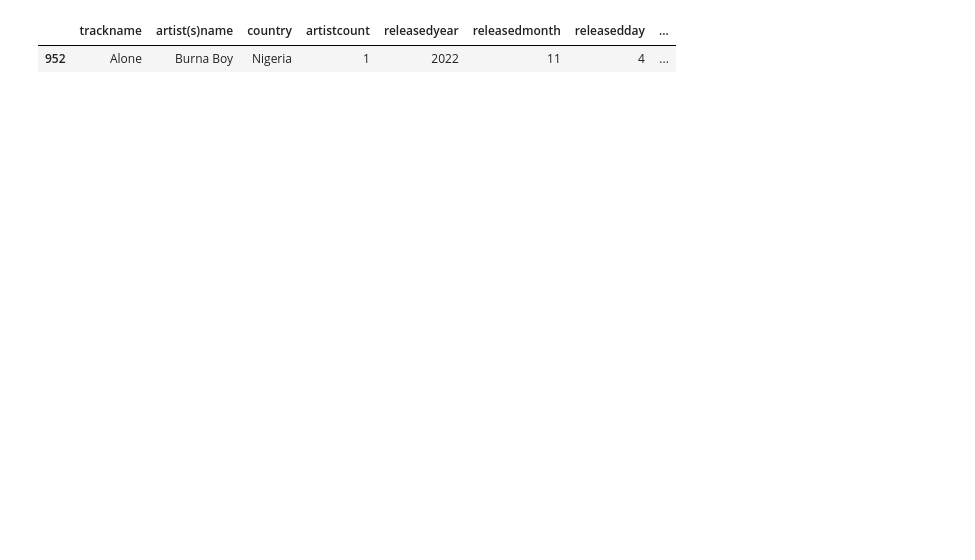
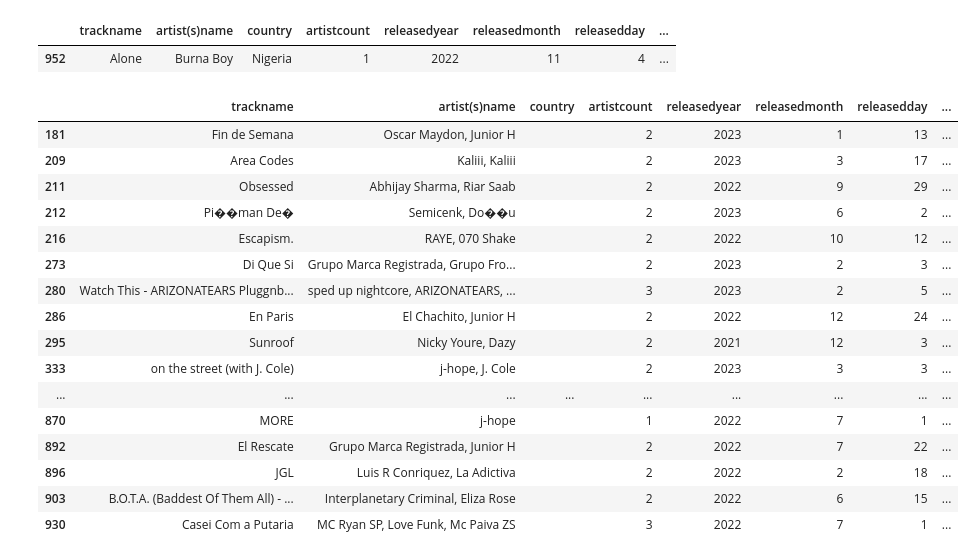
Before and after one commit to BSReguera/Pair-Programing-Modulo4-BeatrizyLaura, a Jupyter notebook: limpieza.ipynb, the cells around one changed output. Saved outputs shown, nothing was run; the diff lists cells and outputs as text; code cells hidden in the pictures; blank space fills up the shorter version.

Commit message:
country final

```diff
--- a/limpieza.ipynb
+++ b/limpieza.ipynb
@@ -1481,0 +1426,21 @@ spotify.loc[spotify['trackname'] == 'Alone']
+# %%
+vacio1 = spotify.loc[spotify['country']==""]
+vacio1
+# %% [output]
+|  | trackname | artist(s)name | country | artistcount | releasedyear | releasedmonth | releasedday | ... |
+| 181 | Fin de Semana | Oscar Maydon, Junior H |  | 2 | 2023 | 1 | 13 | ... |
+| 209 | Area Codes | Kaliii, Kaliii |  | 2 | 2023 | 3 | 17 | ... |
+| 211 | Obsessed | Abhijay Sharma, Riar Saab |  | 2 | 2022 | 9 | 29 | ... |
+| 212 | Pi��man De� | Semicenk, Do��u |  | 2 | 2023 | 6 | 2 | ... |
+| 216 | Escapism. | RAYE, 070 Shake |  | 2 | 2022 | 10 | 12 | ... |
+| 273 | Di Que Si | Grupo Marca Registrada, Grupo Fro... |  | 2 | 2023 | 2 | 3 | ... |
+| 280 | Watch This - ARIZONATEARS Pluggnb... | sped up nightcore, ARIZONATEARS, ... |  | 3 | 2023 | 2 | 5 | ... |
+| 286 | En Paris | El Chachito, Junior H |  | 2 | 2022 | 12 | 24 | ... |
+| 295 | Sunroof | Nicky Youre, Dazy |  | 2 | 2021 | 12 | 3 | ... |
+| 333 | on the street (with J. Cole) | j-hope, J. Cole |  | 2 | 2023 | 3 | 3 | ... |
+| ... | ... | ... | ... | ... | ... | ... | ... | ... |
+| 870 | MORE | j-hope |  | 1 | 2022 | 7 | 1 | ... |
+| 892 | El Rescate | Grupo Marca Registrada, Junior H |  | 2 | 2022 | 7 | 22 | ... |
+| 896 | JGL | Luis R Conriquez, La Adictiva |  | 2 | 2022 | 2 | 18 | ... |
+| 903 | B.O.T.A. (Baddest Of Them All) - ... | Interplanetary Criminal, Eliza Rose |  | 2 | 2022 | 6 | 15 | ... |
+| 930 | Casei Com a Putaria | MC Ryan SP, Love Funk, Mc Paiva ZS |  | 3 | 2022 | 7 | 1 | ... |
```
Also changed, not shown: parts of 9 cells of this notebook, 1 other file.
